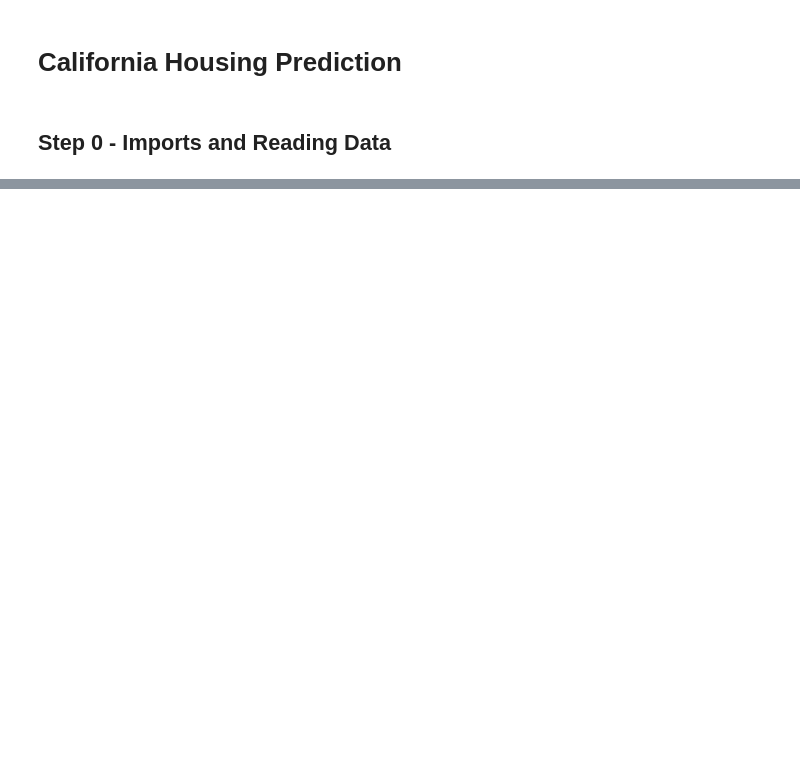
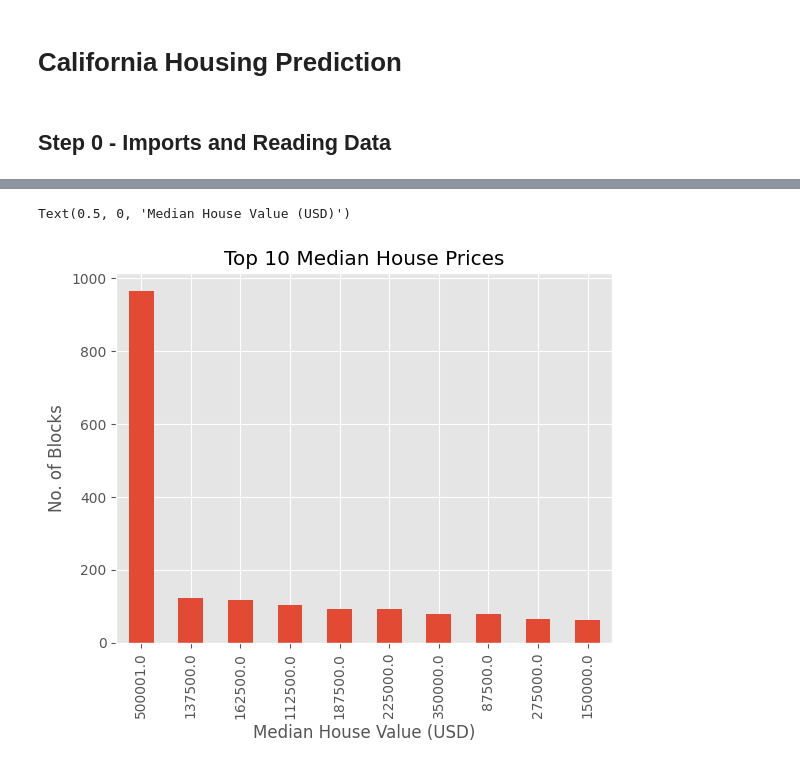
Before and after one commit to Kaydonius/California-Housing, a Jupyter notebook: notebooks/housing_analysis.ipynb, the cells around one changed output, grey strips where cells are left out. Saved outputs shown, nothing was run; the diff lists cells and outputs as text; code cells hidden in the pictures; blank space fills up the shorter version.

Commit message:
requirements update, added graphs to notebook

```diff
--- a/notebooks/housing_analysis.ipynb
+++ b/notebooks/housing_analysis.ipynb
@@ -33,0 +164,10 @@ None
+# %%
+ax = df['median_house_value'].value_counts() \
+    .head(10) \
+    .plot(kind='bar', title='Top 10 Median House Prices')
+
+ax.set_ylabel("No. of Blocks")
+ax.set_xlabel("Median House Value (USD)")
+# %% [output]
+Text(0.5, 0, 'Median House Value (USD)')
+[figure, added]
```
Also changed, not shown: parts of 19 cells of this notebook, 2 other files.
